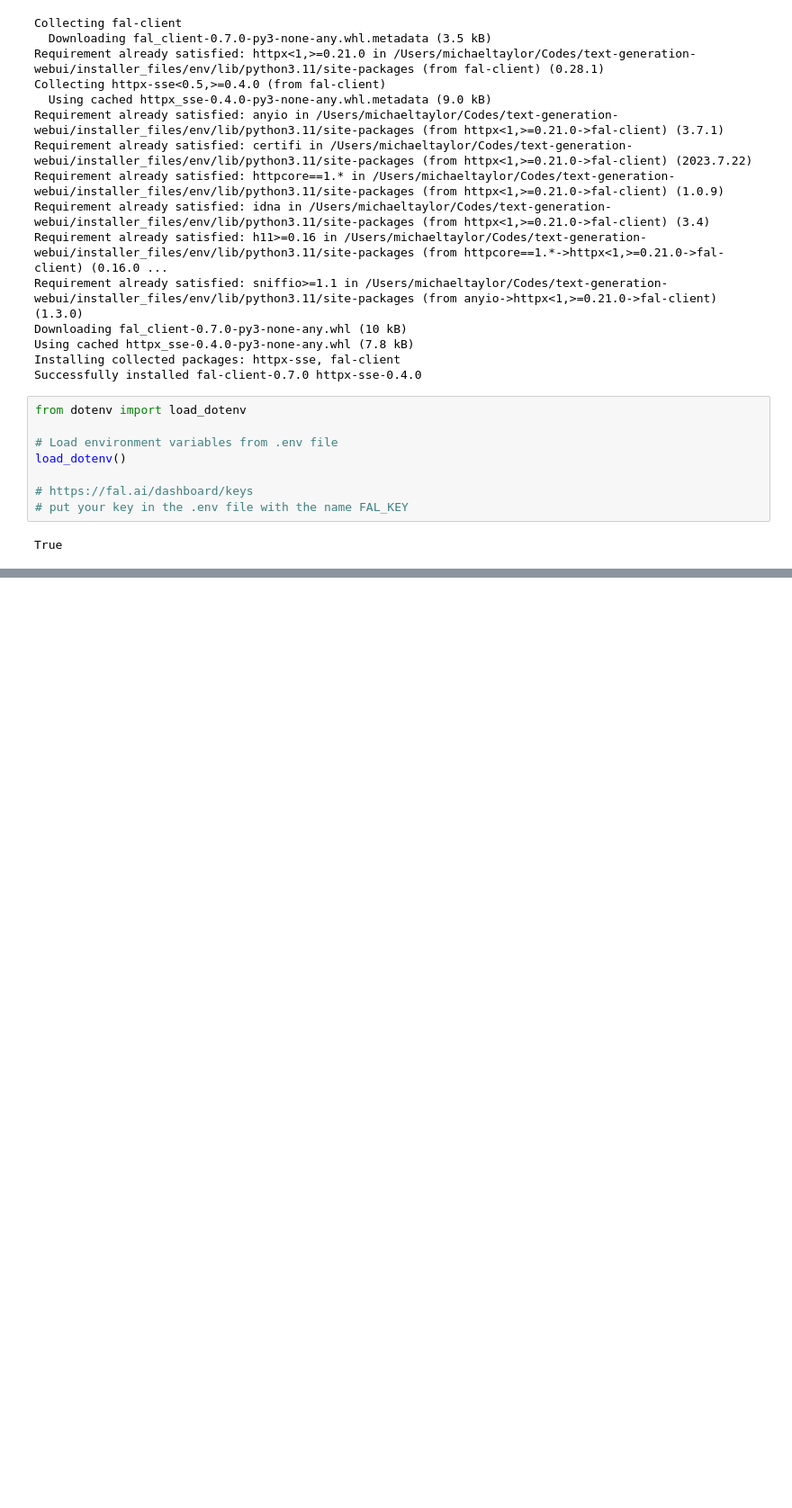
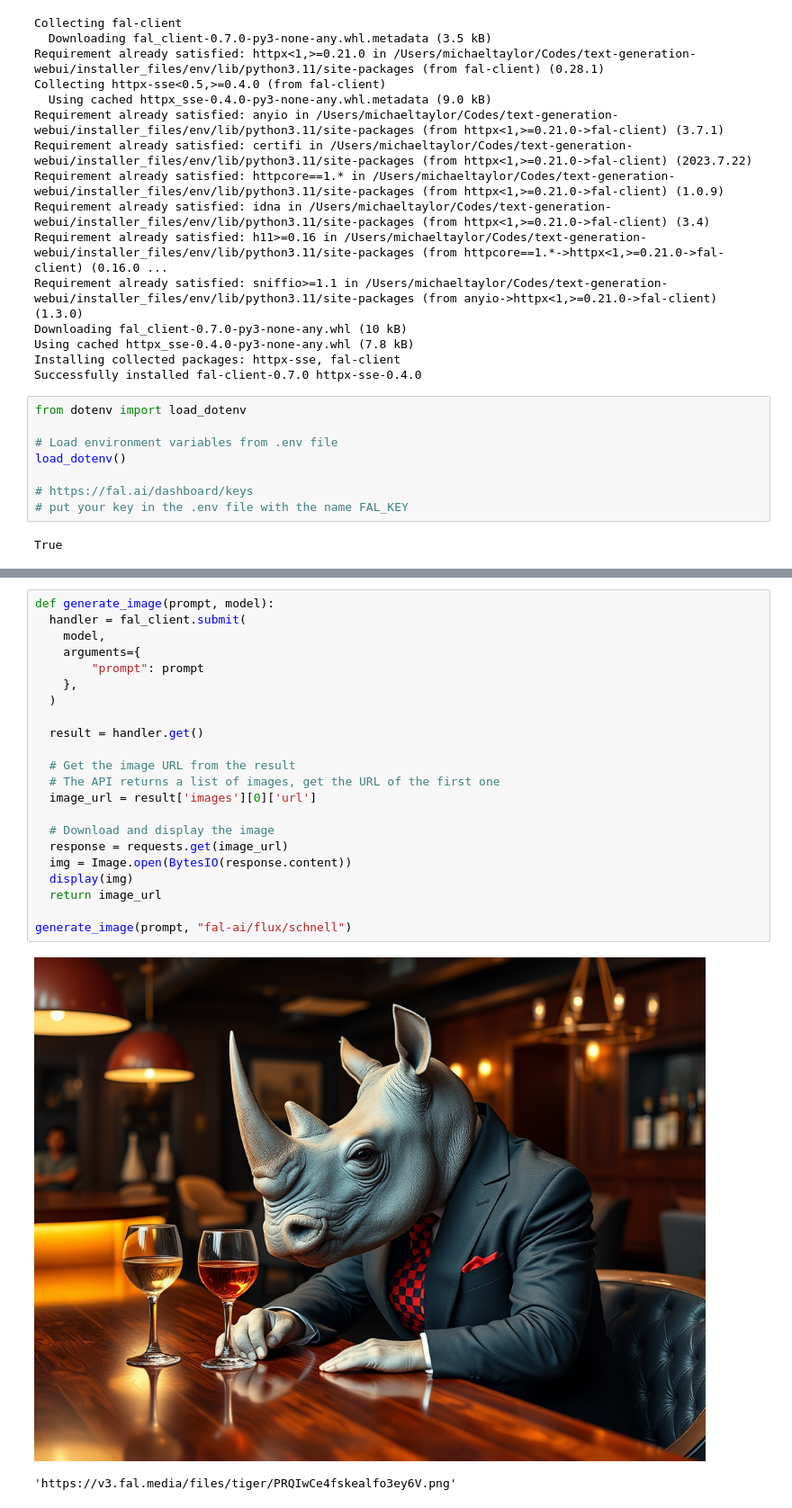
Before and after one commit to BrightPool/udemy-prompt-engineering-course, a Jupyter notebook: advanced_image_model_techniques/text_to_image_with_flux.ipynb, the cells around one changed output, grey strips where cells are left out. Shown at 90% size. Cells and saved outputs as stored; diff of their text form; blank space fills up the shorter version.

```diff
--- a/advanced_image_model_techniques/text_to_image_with_flux.ipynb
+++ b/advanced_image_model_techniques/text_to_image_with_flux.ipynb
@@ -58,0 +59,25 @@ display(img)
+# %%
+def generate_image(prompt, model):
+  handler = fal_client.submit(
+    model,
+    arguments={
+        "prompt": prompt
+    },
+  )
+
+  result = handler.get()
+
+  # Get the image URL from the result
+  # The API returns a list of images, get the URL of the first one
+  image_url = result['images'][0]['url']
+
+  # Download and display the image
+  response = requests.get(image_url)
+  img = Image.open(BytesIO(response.content))
+  display(img)
+  return image_url
+
+generate_image(prompt, "fal-ai/flux/schnell")
+# %% [output]
+[figure, added]
+'https://v3.fal.media/files/tiger/PRQIwCe4fskealfo3ey6V.png'
```
Also changed, not shown: parts of 1 cell of this notebook, 2 other files.
